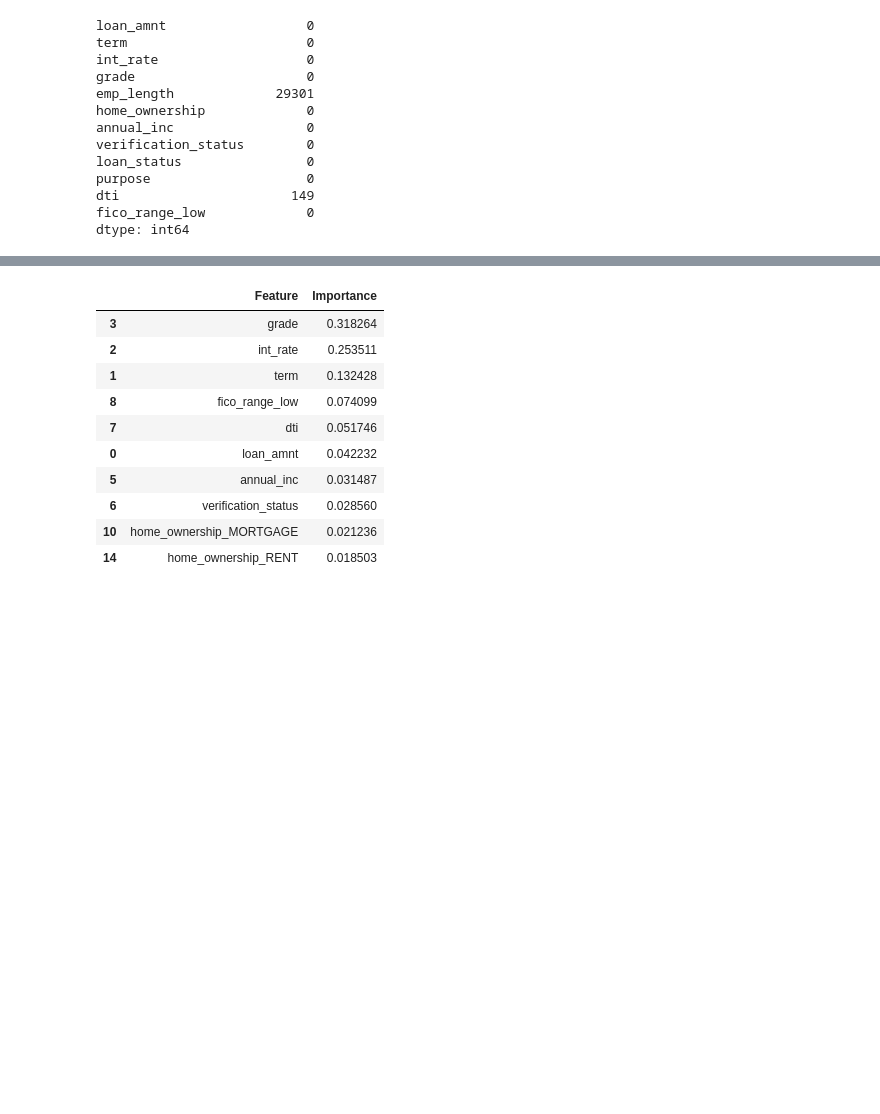
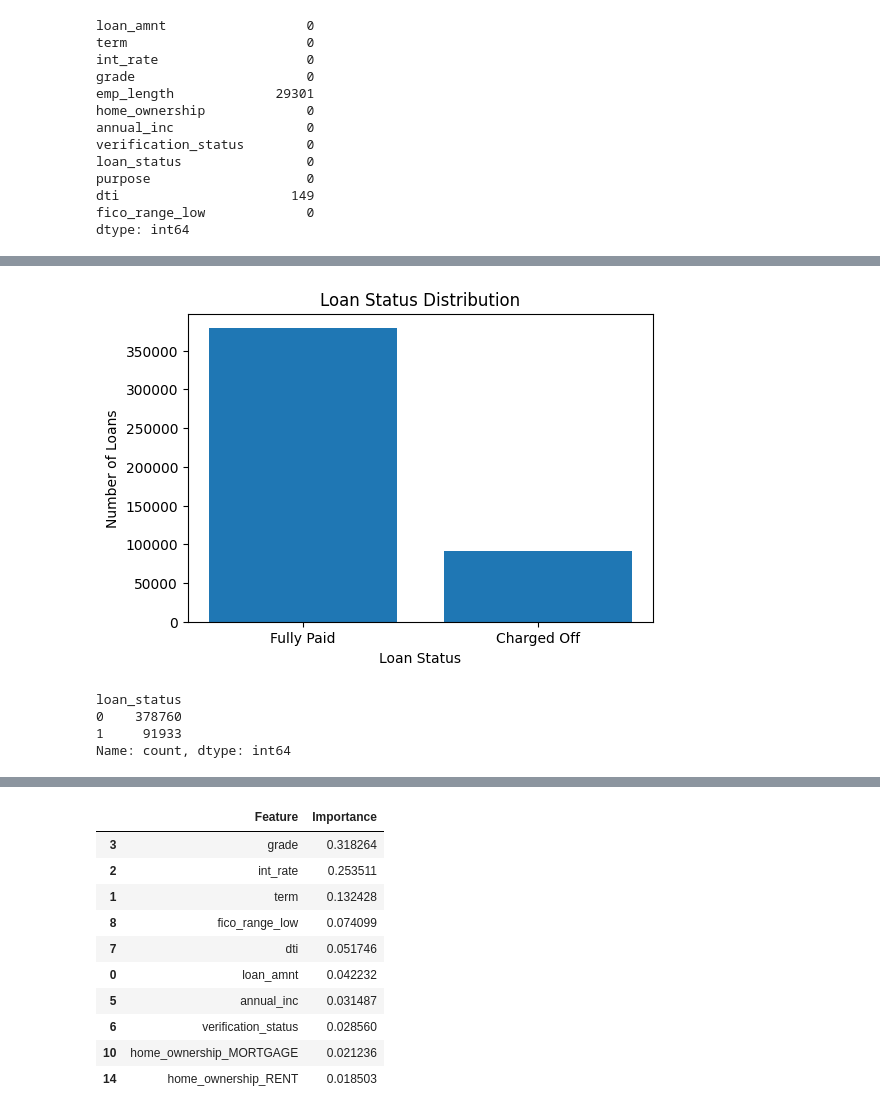
Before and after one commit to msilvadiaz/Loan-Risk-Machine-Learning-Model, a Jupyter notebook: analysis.ipynb, the cells around one changed output, grey strips where cells are left out. Saved outputs shown, nothing was run; the diff lists cells and outputs as text; code cells hidden in the pictures; blank space fills up the shorter version.

```diff
--- a/analysis.ipynb
+++ b/analysis.ipynb
@@ -476,0 +291,17 @@ For credit risk, recall for defaults is especially important because it measures
+# %%
+status_counts = df["loan_status"].value_counts().sort_index()
+
+plt.figure(figsize=(6, 4))
+plt.bar(["Fully Paid", "Charged Off"], status_counts.values)
+plt.title("Loan Status Distribution")
+plt.xlabel("Loan Status")
+plt.ylabel("Number of Loans")
+plt.show()
+
+status_counts
+# %% [output]
+[figure, added]
+loan_status
+0    378760
+1     91933
+Name: count, dtype: int64
```
Also changed, not shown: parts of 68 cells of this notebook.
